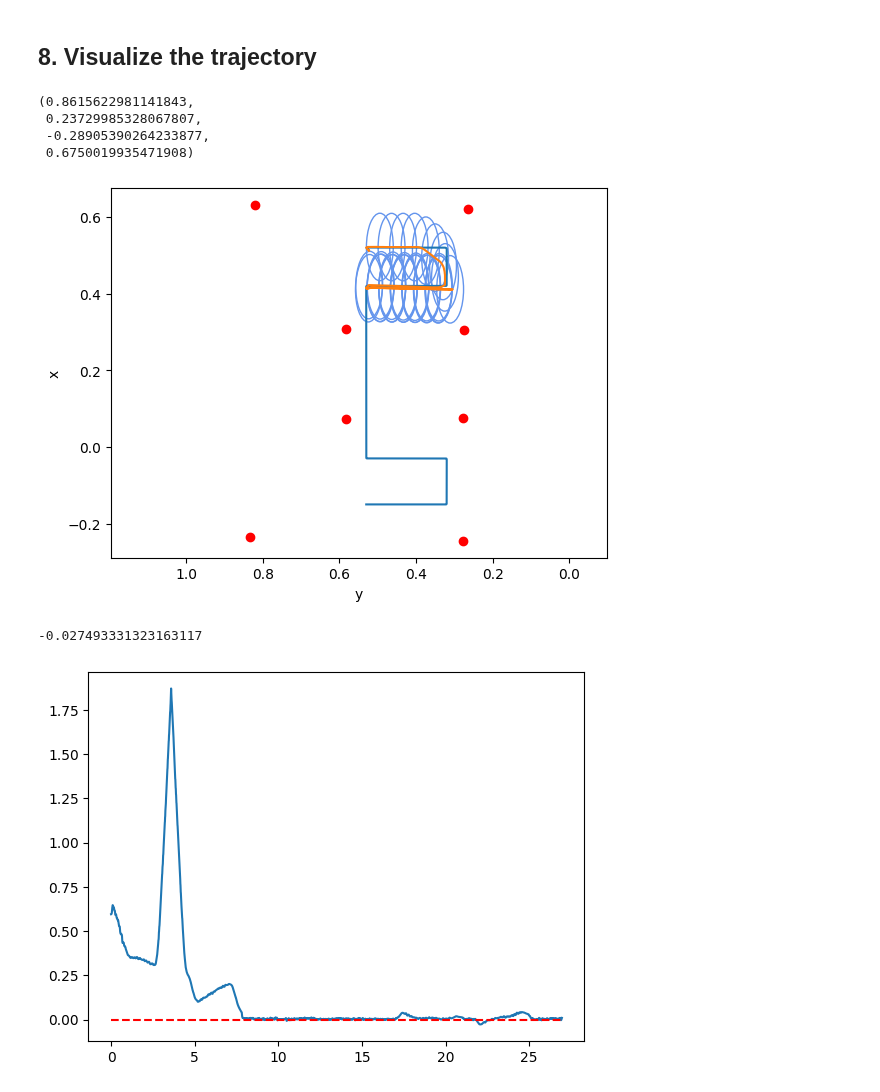
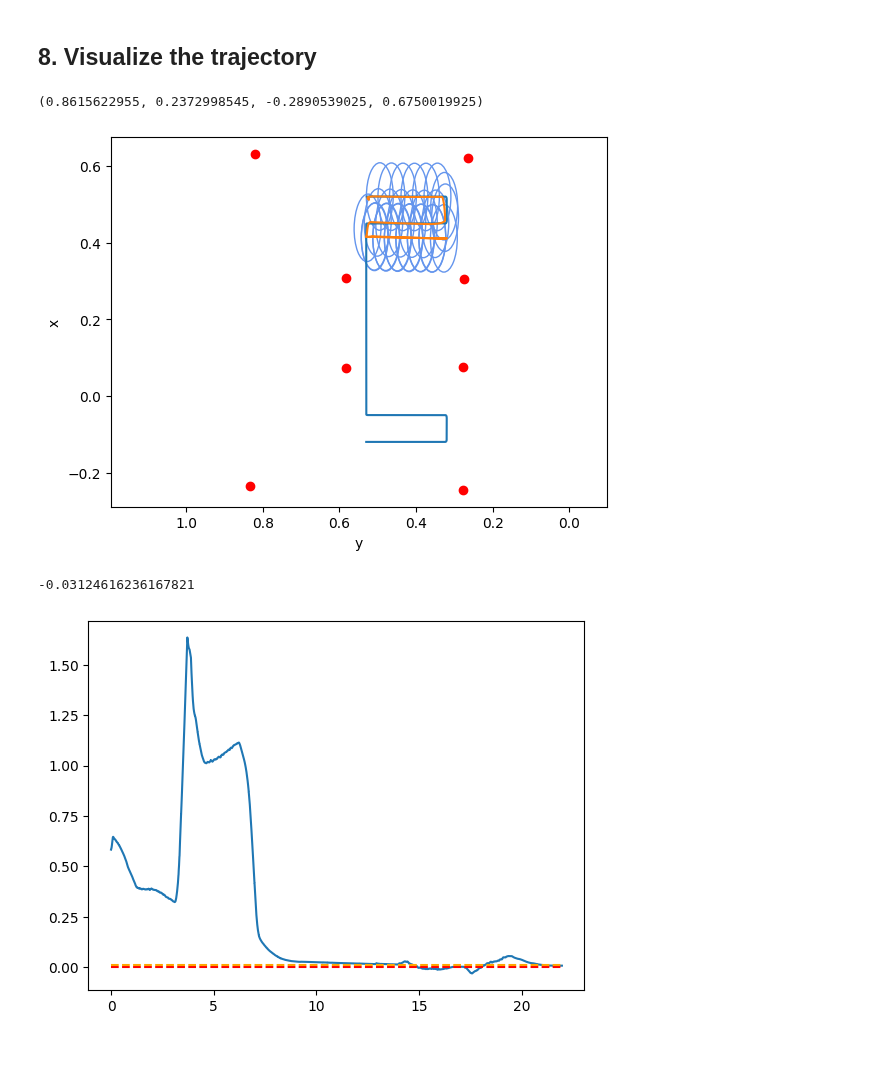
Before and after one commit to shiqingw/HOCBF-FR3-Experiments, a Jupyter notebook: exp2_whiteboard_cleaning_no_circ.ipynb, the cells around one changed output. Drawn from its saved outputs; the diff is of its cells as text; code cells hidden in the pictures; blank space fills up the shorter version.

```diff
--- a/exp2_whiteboard_cleaning_no_circ.ipynb
+++ b/exp2_whiteboard_cleaning_no_circ.ipynb
@@ -338,12 +333,12 @@ plt.axis('equal')
 # %%
 traj = np.array([[0.52, 0.53],
                  [0.52, 0.32],
-                 [0.42, 0.32],
-                 [0.42, 0.53],
-                 [-0.03, 0.53],
-                 [-0.03, 0.32],
-                 [-0.15, 0.32],
-                 [-0.15, 0.53]
+                 [0.45, 0.32],
+                 [0.45, 0.53],
+                 [-0.05, 0.53],
+                 [-0.05, 0.32],
+                 [-0.12, 0.32],
+                 [-0.12, 0.53]
                  ])
 
 fig, ax = plt.subplots()
@@ -427,7 +419,7 @@ for (i, obs_key) in enumerate(obs_col.face_equations.keys()):
     polytope_SFs.append(SF_obs)
 
 # Define problems
-n_threads = max(multiprocessing.cpu_count() -1, 1)
+n_threads = min(max(multiprocessing.cpu_count() -1, 1),5)
 probs = hh.Problem2dCollection(n_threads)
 
 for i in range(len(robot_SFs)):
@@ -567,8 +559,8 @@ cbf_qp = init_proxsuite_qp(n_v=n_vars, n_eq=0, n_in=n_in)
 # Define parameters
 F_press = np.array([0, 0, -10, 0, 0, 0])
 z_vel_damping = 1.0
-mu_coulomb = 0.305 # 0.305
-mu_static = 3.0
+mu_coulomb = 0.3 # 0.305
+mu_static = 1.0
 alpha0 = 1.03
 gamma1 = 15
 gamma2 = 15
@@ -607,13 +599,13 @@ def fric_fun(Fz_abs, v_2d, a_2d, mu_coulomb, mu_static):
     return F_coulomb + F_static
 # %%
 t_1 = 1
-t_2 = 3
-t_3 = 5
-t_4 = 8
-t_5 = 18
-t_6 = 21
-t_7 = 23
-t_final = 26
+t_2 = 3.5
+t_3 = 4.5
+t_4 = 7.0
+t_5 = 15.0
+t_6 = 17.5
+t_7 = 18.5
+t_final = 21.0
 
 # Get current pose
 robot_info = robot.getJointStates()
@@ -636,7 +628,6 @@ via_points[0] = P_EE_start
 for i in range(len(traj)):
     via_points[i+1, :2] = traj[i]
     via_points[i+1, 2] = 0.019
-
 target_time = np.array([0, t_1, t_2, t_3, t_4, t_5, t_6, t_7, t_final])
 assert len(via_points) == len(target_time)
 Ts = 0.01
@@ -862,20 +851,18 @@ ax.set_xlabel('y')
 ax.set_ylabel('x')
 ax.axis('equal')
 # %% [output]
-(0.8615622981141843,
- 0.23729985328067807,
- -0.28905390264233877,
- 0.6750019935471908)
+(0.8615622955, 0.2372998545, -0.2890539025, 0.6750019925)
-[figure, old version]
+[figure, new version]
 # %%
 times = np.cumsum(time_per_loop_list)
 all_h_list = np.array(all_h_list)
 plt.plot(times, np.min(all_h_list, axis=1))
 plt.hlines(0, 0, times[-1], colors='r', linestyles='dashed')
+plt.hlines(0.01, 0, times[-1], colors='orange', linestyles='dashed')
 print(np.min(all_h_list))
 # %% [output]
--0.027493331323163117
+-0.03124616236167821
-[figure, old version]
+[figure, new version]
 # %%
 times = np.cumsum(time_per_loop_list)
 time_per_loop_list = np.array(time_per_loop_list)
```
Also changed, not shown: parts of 6 cells of this notebook, 19 other files.
